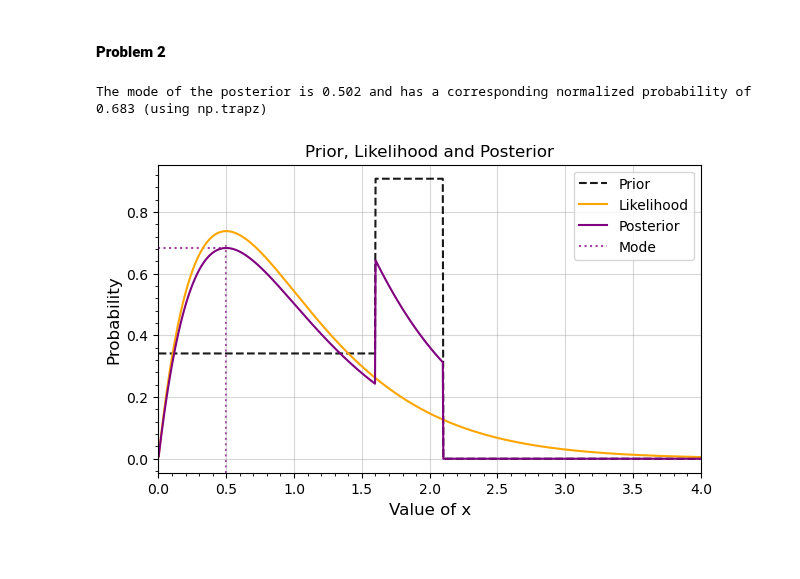
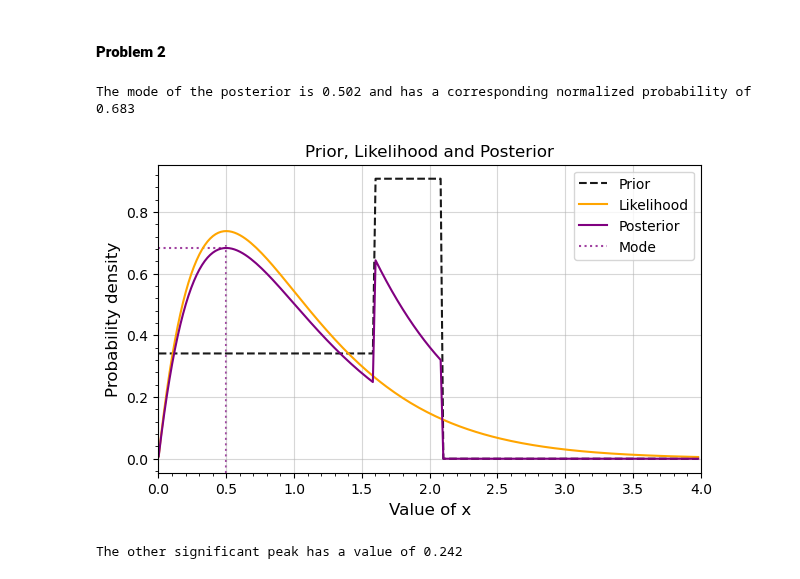
Before and after one commit to Gullaschen/AMAS, a Jupyter notebook: ProblemSet2/Problem_2.ipynb, the cells around one changed output. Cells and saved outputs as stored; diff of their text form; code cells hidden in the pictures.

```diff
--- a/ProblemSet2/Problem_2.ipynb
+++ b/ProblemSet2/Problem_2.ipynb
@@ -29,57 +30,55 @@ def posterior(x,alpha,beta):
 # %%
 alpha , beta = 2 , 2
 
-x_space = np.linspace(0.002,4,1000,endpoint=False) # Generate x-values from 0 < x < 4
-
 Likeli , Prio , Prob = [] , [] , [] # Empty lists
 
-for i in x_space: # Loop across x-values
+x_space = np.linspace(0.002,4,200,endpoint=False) # Generate x-values from 0 < x < 4
+
+for i in tqdm(x_space): # Loop across x-values
     Likeli.append(likelihood(i,alpha=alpha,beta=beta))
     Prio.append(prior(i))
     Prob.append(posterior(i,alpha=alpha,beta=beta))
 # %%
-Likeli_integral = np.trapz(Likeli,x_space) # Get the integrals to ensure normalization
-Posterior_integral = np.trapz(Prob,x_space)
+Likelihood_func = lambda x: likelihood(x,alpha,beta)
+Likelihood_area, _ = quad(Likelihood_func,x_space[0],x_space[-1])
+
+Posterior_func = lambda x: posterior(x,alpha,beta)
+Posterior_area, _ = quad(Posterior_func,x_space[0],x_space[-1])
 
 mode_index = np.argmax(Prob) # Get the index of the greatest posterior probability
 mode_x = x_space[mode_index] # Get the x-value of greatest probability
 
-print(f'The mode of the posterior is {mode_x:.03} and has a corresponding normalized probability of {Prob[mode_index]/Posterior_integral:.03} (using np.trapz)')
-#print(f'The mode of the posterior is {mode_x:.03} and has a corresponding normalized probability of {Prob[mode_index]/np.sum(Prob):.03} (using np.sum)')
+print(f'The mode of the posterior is {mode_x:.03} and has a corresponding normalized probability of {Prob[mode_index]/Posterior_area:.03}')
 # %% [output]
-The mode of the posterior is 0.502 and has a corresponding normalized probability of 0.683 (using np.trapz)
+The mode of the posterior is 0.502 and has a corresponding normalized probability of 0.683
 # %%
 plt.figure(figsize=(7,4))
 
 plt.plot(x_space,Prio,alpha=.9,linestyle='--',color='k',label='Prior')
-plt.plot(x_space,Likeli / Likeli_integral,alpha=1.,linestyle='-',color='orange',label='Likelihood')
-plt.plot(x_space,Prob / Posterior_integral,alpha=1.,linestyle='-',color='purple',label='Posterior')
+plt.plot(x_space,Likeli / np.float32(Likelihood_area),alpha=1.,linestyle='-',color='orange',label='Likelihood')
+plt.plot(x_space,Prob / np.float32(Posterior_area),alpha=1.,linestyle='-',color='purple',label='Posterior')
 
-#plt.plot(x_space,Prio / np.sum(Prio),alpha=.9,linestyle='--',color='k',label='Prior')
-#plt.plot(x_space,Likeli / np.sum(Likeli),alpha=1.,linestyle='-',color='orange',label='Likelihood')
-#plt.plot(x_space,Prob / np.sum(Prob),alpha=1.,linestyle='-',color='purple',label='Posterior')
-
-
-plt.axvline(mode_x,ymax=(Prob[mode_index]/Posterior_integral)*1.08, alpha=0.75,color='purple', linestyle=':', label=f'Mode',zorder=0)
-plt.axhline(y=(Prob[mode_index]/Posterior_integral),xmax=mode_x/4, alpha=0.75,color='purple', linestyle=':',zorder=0)
-
-#plt.axvline(mode_x,ymax=(Prob[mode_index])*2.9, alpha=0.75,color='purple', linestyle=':', label=f'Mode',zorder=0)
-#plt.axhline(y=(Prob[mode_index]/np.sum(Prob)),xmax=mode_x/4, alpha=0.75,color='purple', linestyle=':',zorder=0)
+plt.axvline(mode_x,ymax=(Prob[mode_index]/np.float32(Posterior_area))*1.08, alpha=0.75,color='purple', linestyle=':', label=f'Mode',zorder=0)
+plt.axhline(y=(Prob[mode_index]/np.float32(Posterior_area)),xmax=mode_x/4, alpha=0.75,color='purple', linestyle=':',zorder=0)
 
 ax = plt.gca() # For setting sub-ticks
 ax.xaxis.set_minor_locator(AutoMinorLocator(5))
 ax.yaxis.set_minor_locator(AutoMinorLocator(5))
 ax.tick_params(which='minor', length=2, color='k')
 
 plt.title('Prior, Likelihood and Posterior',fontsize=12)
 plt.xlabel('Value of x',fontsize=12)
-plt.ylabel('Probability',fontsize=12)
+plt.ylabel('Probability density',fontsize=12)
 plt.grid(True,alpha=0.5,zorder=-10)
 ax.set_axisbelow(True)
 #plt.ylim(0,1.)
 plt.xlim(0,4)
 plt.legend()
 plt.savefig('Problem2.pdf')
 plt.show()
 # %% [output]
-[figure, old version]
+[figure, new version]
+# %%
+print(f'The other significant peak has a value of {posterior(1.6,alpha,beta)/Posterior_area:.03}')
+# %% [output]
+The other significant peak has a value of 0.242
```
Also changed, not shown: parts of 1 cell of this notebook, 1 other file.
